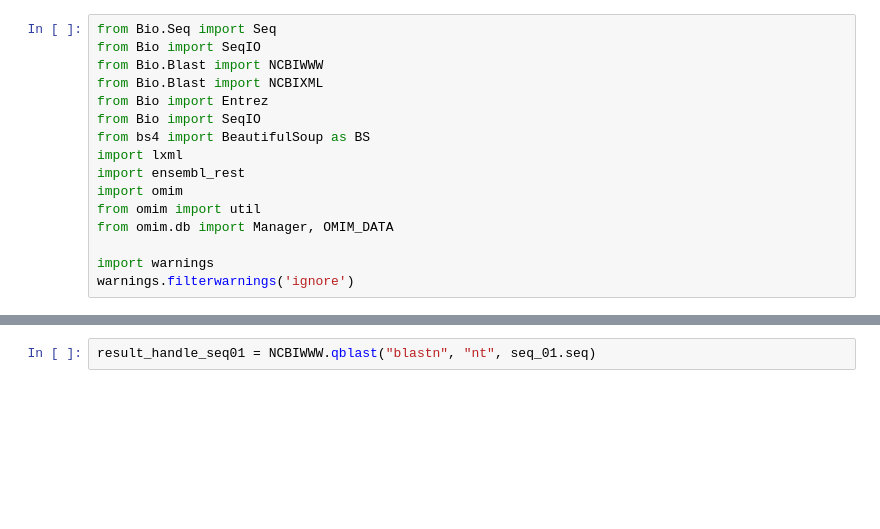
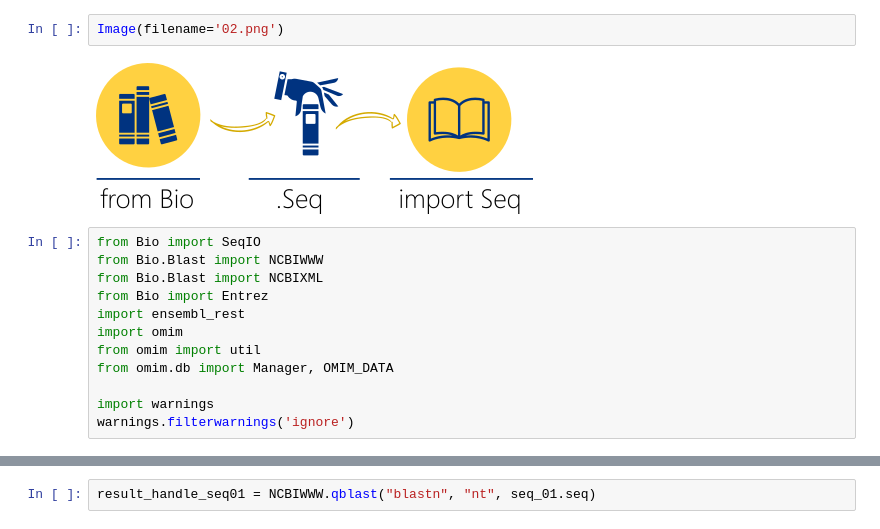
Before and after one commit to MiqueiasMaia/Bioinform-tica2021-1, a Jupyter notebook: 01-SequenceData.ipynb, the cells around one changed output, grey strips where cells are left out. Saved outputs shown, nothing was run; the diff lists cells and outputs as text; blank space fills up the shorter version.

```diff
--- a/01-SequenceData.ipynb
+++ b/01-SequenceData.ipynb
@@ -36,12 +37,12 @@ Requirement already satisfied: soupsieve>=1.2 in c:\programdata\anaconda3\lib\si
+# %%
+Image(filename='02.png')
+# %% [output]
+[figure, added]
 # %%
-from Bio.Seq import Seq
 from Bio import SeqIO
 from Bio.Blast import NCBIWWW
 from Bio.Blast import NCBIXML
 from Bio import Entrez
-from Bio import SeqIO
-from bs4 import BeautifulSoup as BS
-import lxml
 import ensembl_rest
 import omim
 from omim import util
```
Also changed, not shown: parts of 24 cells of this notebook, 15 other files.
